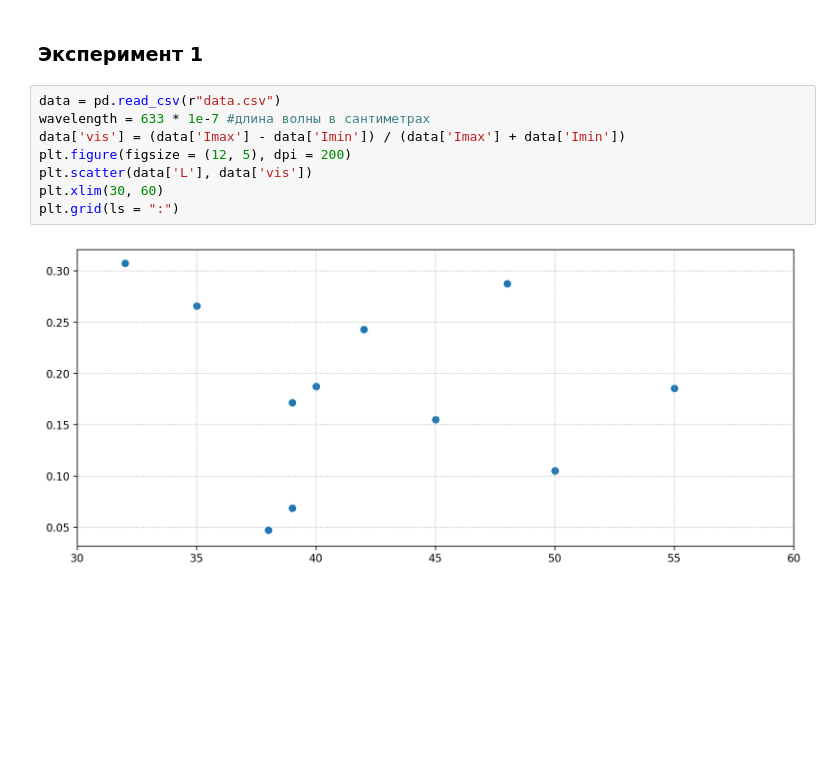
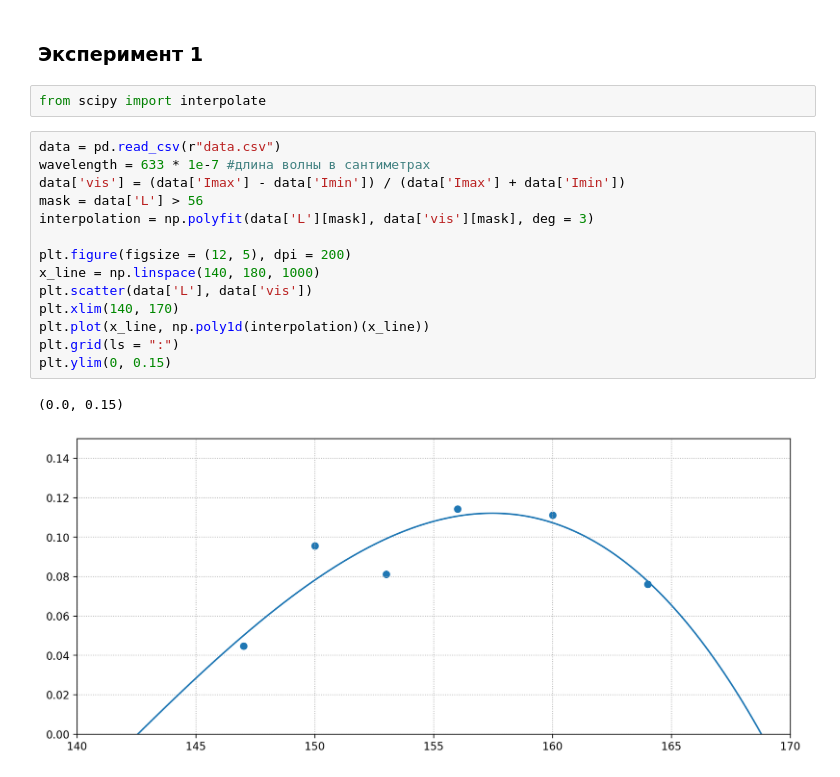
Before and after one commit to ShmakovVladimir/Labs, a Jupyter notebook: Твердотельная Электроника/Длиннобразная лазерная интерферия/main.ipynb, the cells around one changed output. Drawn from its saved outputs; the diff is of its cells as text; blank space fills up the shorter version.

```diff
--- a/Твердотельная Электроника/Длиннобразная лазерная интерферия/main.ipynb
+++ b/Твердотельная Электроника/Длиннобразная лазерная интерферия/main.ipynb
@@ -55,13 +55,22 @@ Text(0.5, 1.0, 'Зависимсоть видности от времени пр
 [figure]
 # %% [markdown]
 ### Эксперимент 1
+# %%
+from scipy import interpolate
 # %%
 data = pd.read_csv(r"data.csv")
 wavelength = 633 * 1e-7 #длина волны в сантиметрах
 data['vis'] = (data['Imax'] - data['Imin']) / (data['Imax'] + data['Imin'])
+mask = data['L'] > 56
+interpolation = np.polyfit(data['L'][mask], data['vis'][mask], deg = 3)
+
 plt.figure(figsize = (12, 5), dpi = 200)
+x_line = np.linspace(140, 180, 1000)
 plt.scatter(data['L'], data['vis'])
-plt.xlim(30, 60)
+plt.xlim(140, 170)
+plt.plot(x_line, np.poly1d(interpolation)(x_line))
 plt.grid(ls = ":")
+plt.ylim(0, 0.15)
 # %% [output]
+(0.0, 0.15)
-[figure, old version]
+[figure, new version]
```
Also changed, not shown: parts of 1 cell of this notebook, 36 other files.
